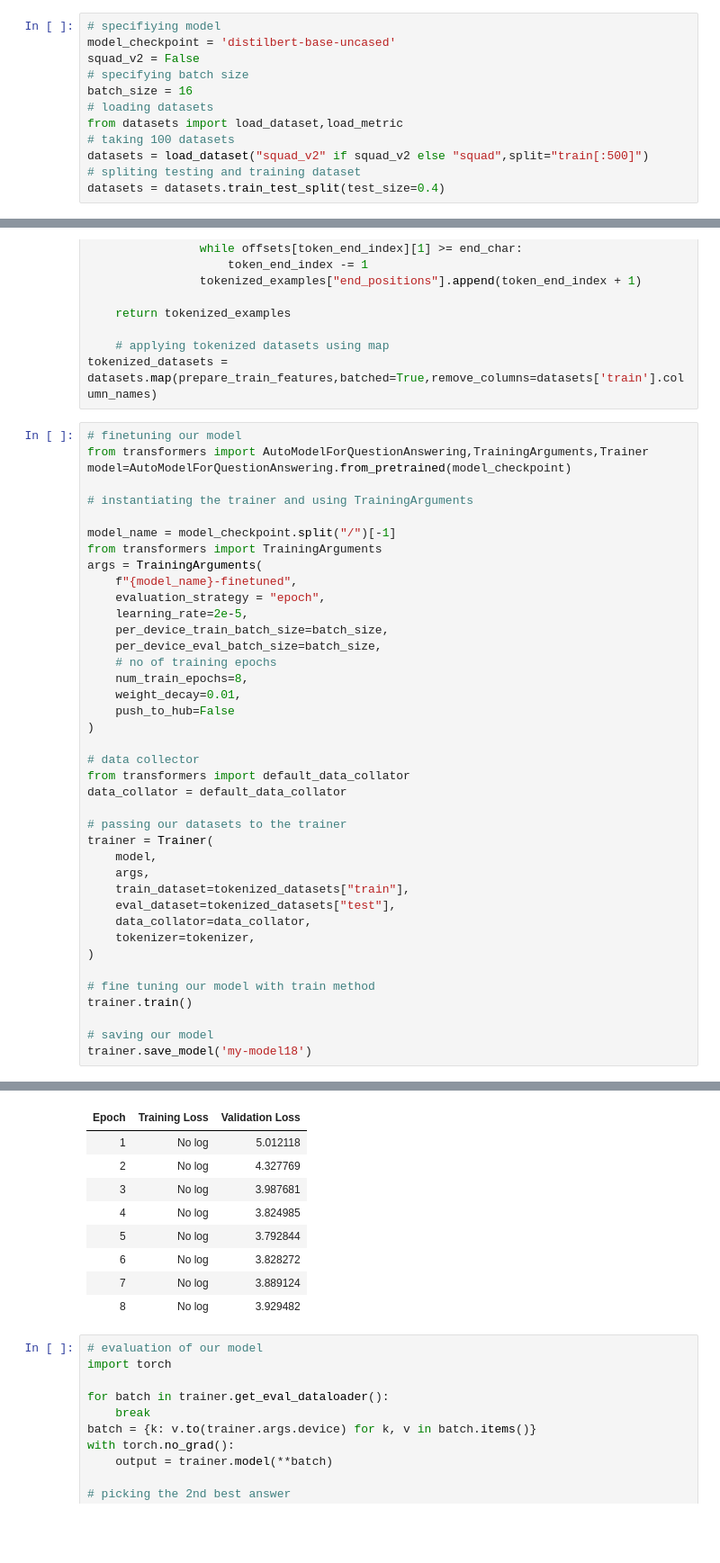
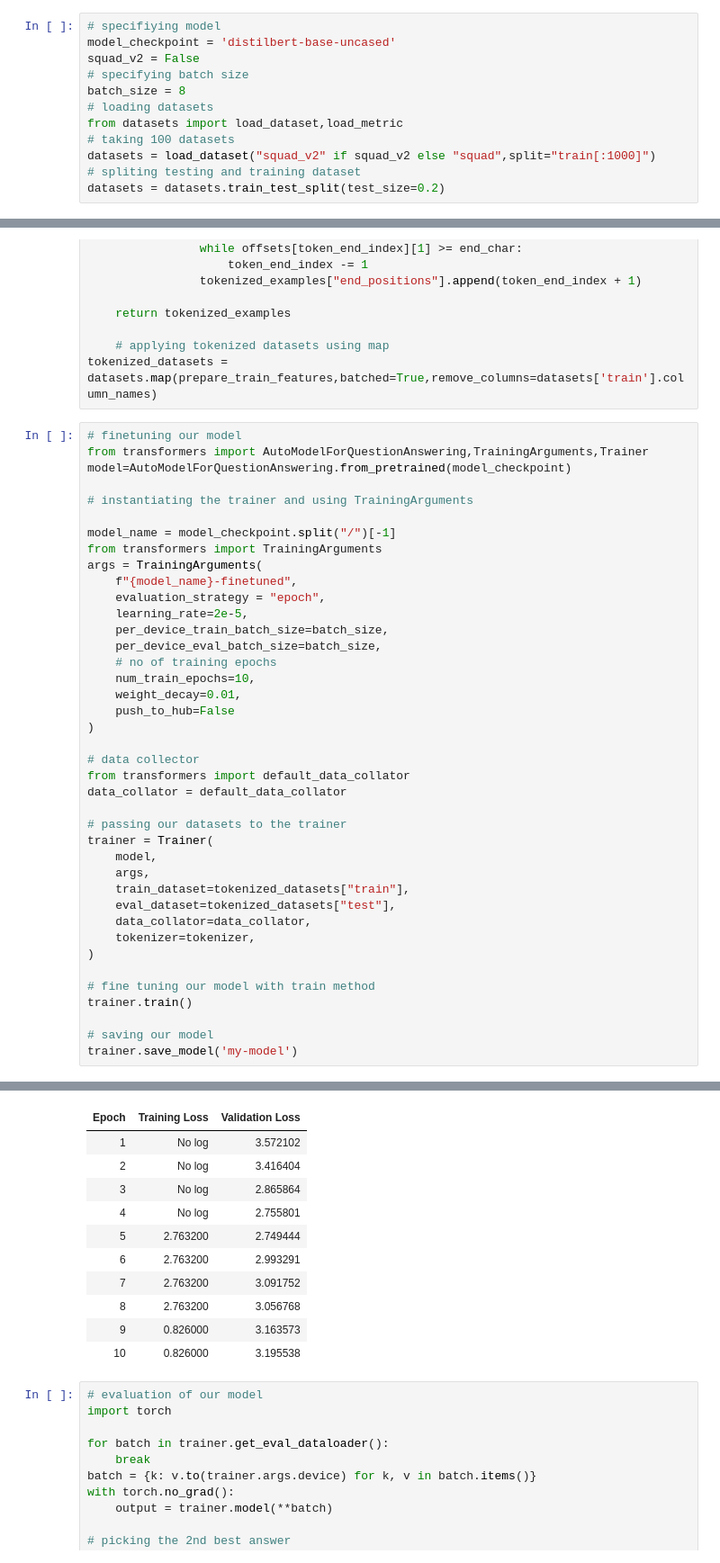
Before and after one commit to Shubhanker01/RepositoryNo1, a Jupyter notebook: questionAnswering.ipynb, the cells around one changed output, grey strips where cells are left out. Shown at 90% size. Saved outputs shown, nothing was run; the diff lists cells and outputs as text; blank space fills up the shorter version.

```diff
--- a/questionAnswering.ipynb
+++ b/questionAnswering.ipynb
@@ -48,13 +48,13 @@ Successfully installed datasets-2.19.1 dill-0.3.8 multiprocess-0.70.16 xxhash-3.
 model_checkpoint = 'distilbert-base-uncased'
 squad_v2 = False
 # specifying batch size
-batch_size = 16
+batch_size = 8
 # loading datasets
 from datasets import load_dataset,load_metric
 # taking 100 datasets
-datasets = load_dataset("squad_v2" if squad_v2 else "squad",split="train[:500]")
+datasets = load_dataset("squad_v2" if squad_v2 else "squad",split="train[:1000]")
 # spliting testing and training dataset
-datasets = datasets.train_test_split(test_size=0.4)
+datasets = datasets.train_test_split(test_size=0.2)
 # %%
 # preprocessing data before feeding to the model
 # using tokenizers
@@ -163,7 +163,7 @@ args = TrainingArguments(
     per_device_train_batch_size=batch_size,
     per_device_eval_batch_size=batch_size,
     # no of training epochs
-    num_train_epochs=8,
+    num_train_epochs=10,
     weight_decay=0.01,
     push_to_hub=False
 )
@@ -186,7 +186,7 @@ trainer = Trainer(
 trainer.train()
 
 # saving our model
-trainer.save_model('my-model18')
+trainer.save_model('my-model')
 # %% [output]
 Some weights of DistilBertForQuestionAnswering were not initialized from the model checkpoint at distilbert-base-uncased and are newly initialized: ['qa_outputs.bias', 'qa_outputs.weight']
 You should probably TRAIN this model on a down-stream task to be able to use it for predictions and inference.
@@ -194,12 +194,14 @@ You should probably TRAIN this model on a down-stream task to be able to use it
 | Epoch | Training Loss | Validation Loss |
-| 1 | No log | 5.012118 |
-| 2 | No log | 4.327769 |
-| 3 | No log | 3.987681 |
-| 4 | No log | 3.824985 |
-| 5 | No log | 3.792844 |
-| 6 | No log | 3.828272 |
-| 7 | No log | 3.889124 |
-| 8 | No log | 3.929482 |
+| 1 | No log | 3.572102 |
+| 2 | No log | 3.416404 |
+| 3 | No log | 2.865864 |
+| 4 | No log | 2.755801 |
+| 5 | 2.763200 | 2.749444 |
+| 6 | 2.763200 | 2.993291 |
+| 7 | 2.763200 | 3.091752 |
+| 8 | 2.763200 | 3.056768 |
+| 9 | 0.826000 | 3.163573 |
+| 10 | 0.826000 | 3.195538 |
 # %%
 # evaluation of our model
 import torch
```
Also changed, not shown: parts of 3 cells of this notebook.
